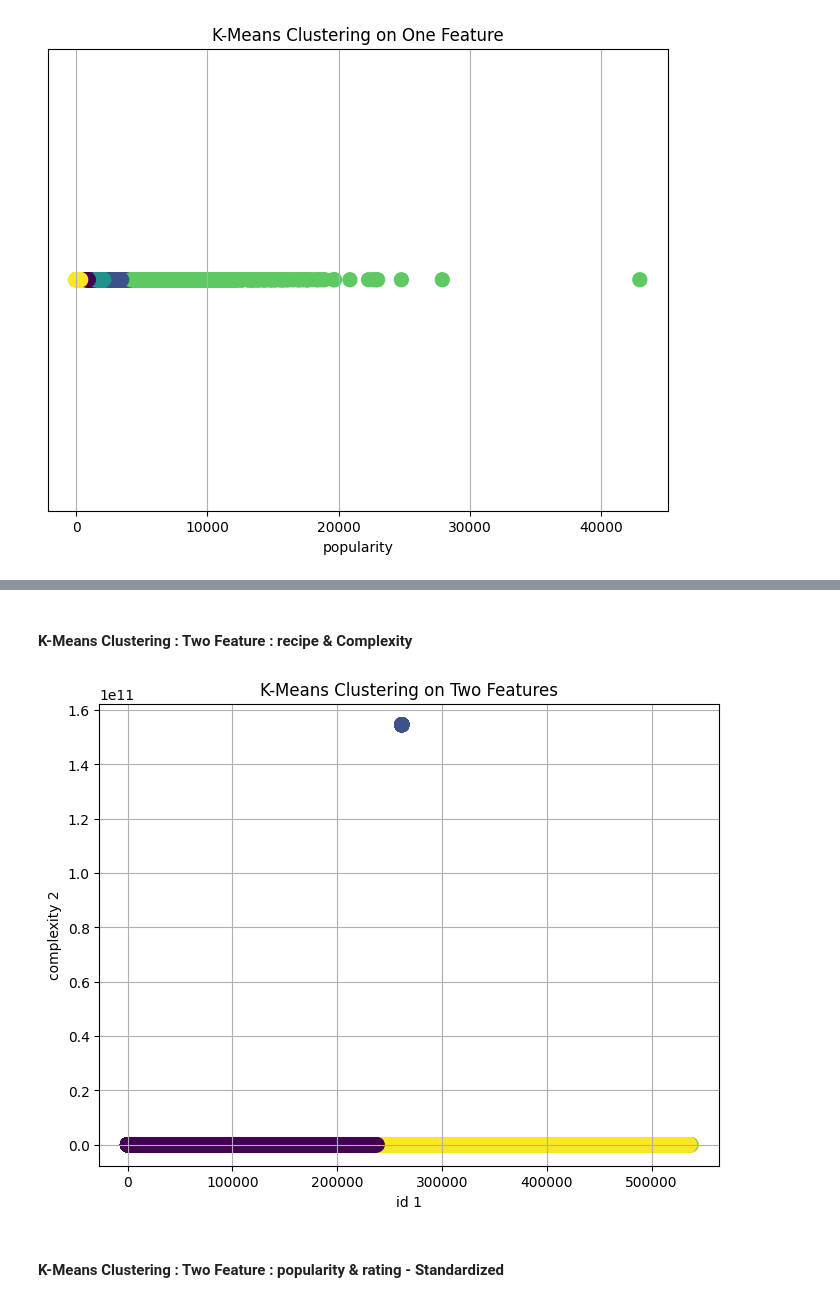
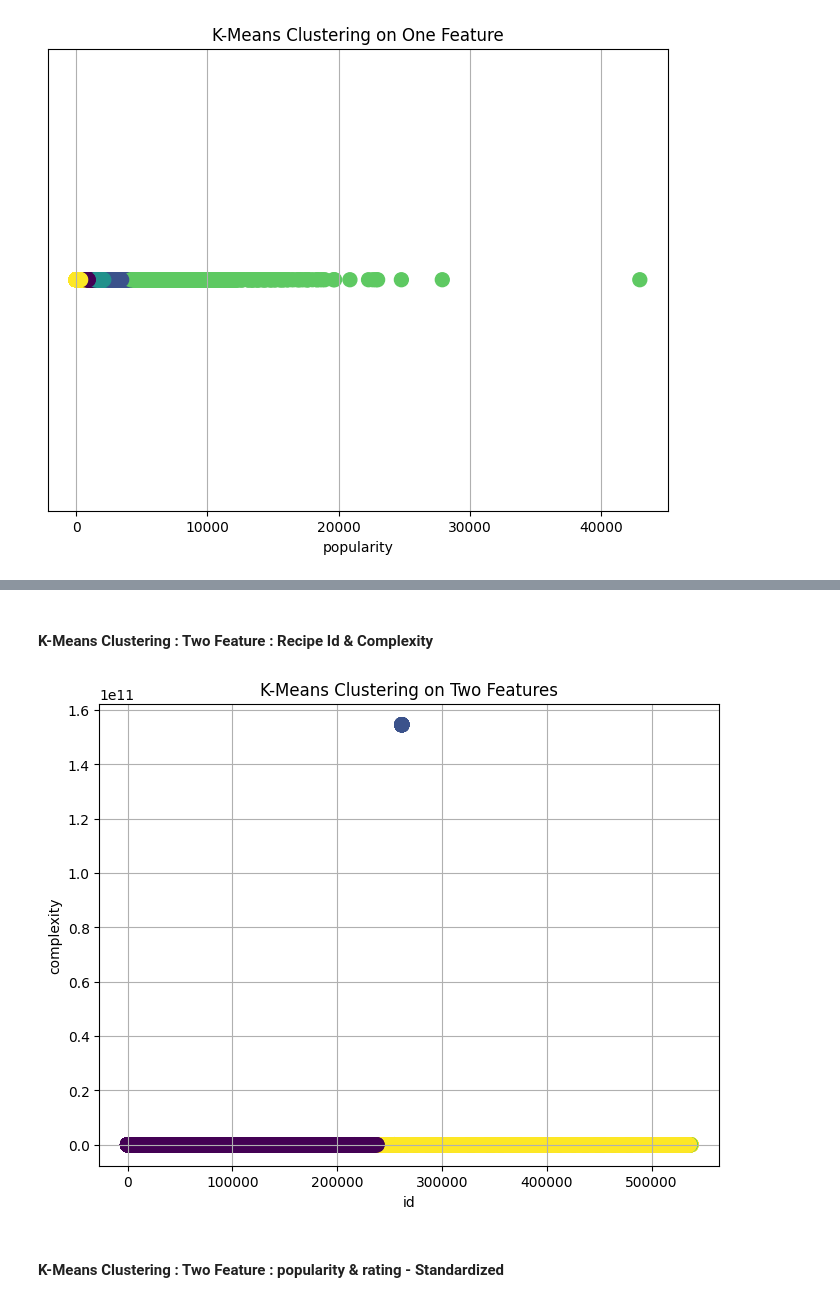
Before and after one commit to khushbunlad/PROG8431, a Jupyter notebook: Workshop3.ipynb, the cells around one changed output, grey strips where cells are left out. Cells and saved outputs as stored; diff of their text form; code cells hidden in the pictures.

```diff
--- a/Workshop3.ipynb
+++ b/Workshop3.ipynb
@@ -265,23 +265,23 @@ plt.show()
 # %% [markdown]
-#### K-Means Clustering : Two Feature : recipe & Complexity
+#### K-Means Clustering : Two Feature : Recipe Id & Complexity
 # %%
 # Reshape data for k-means (it requires a 2D array)
 X = merged_data[['id', 'complexity']].values
 
 # Apply k-means clustering
 kmeans = KMeans(n_clusters=5, random_state=0)  # Specify the number of clusters
 merged_data['cluster'] = kmeans.fit_predict(X)
 
 # Plotting the results
 plt.figure(figsize=(8, 6))
 plt.scatter(merged_data['id'], merged_data['complexity'], c=merged_data['cluster'], cmap='viridis', s=100)
 plt.title('K-Means Clustering on Two Features')
-plt.xlabel('id 1')
-plt.ylabel('complexity 2')
+plt.xlabel('id')
+plt.ylabel('complexity')
 plt.grid()
 plt.show()
 # %% [output]
-[figure, old version]
+[figure, new version]
 # %% [markdown]
 #### K-Means Clustering : Two Feature : popularity & rating - Standardized
 # %%
```
Also changed, not shown: parts of 3 cells of this notebook.
